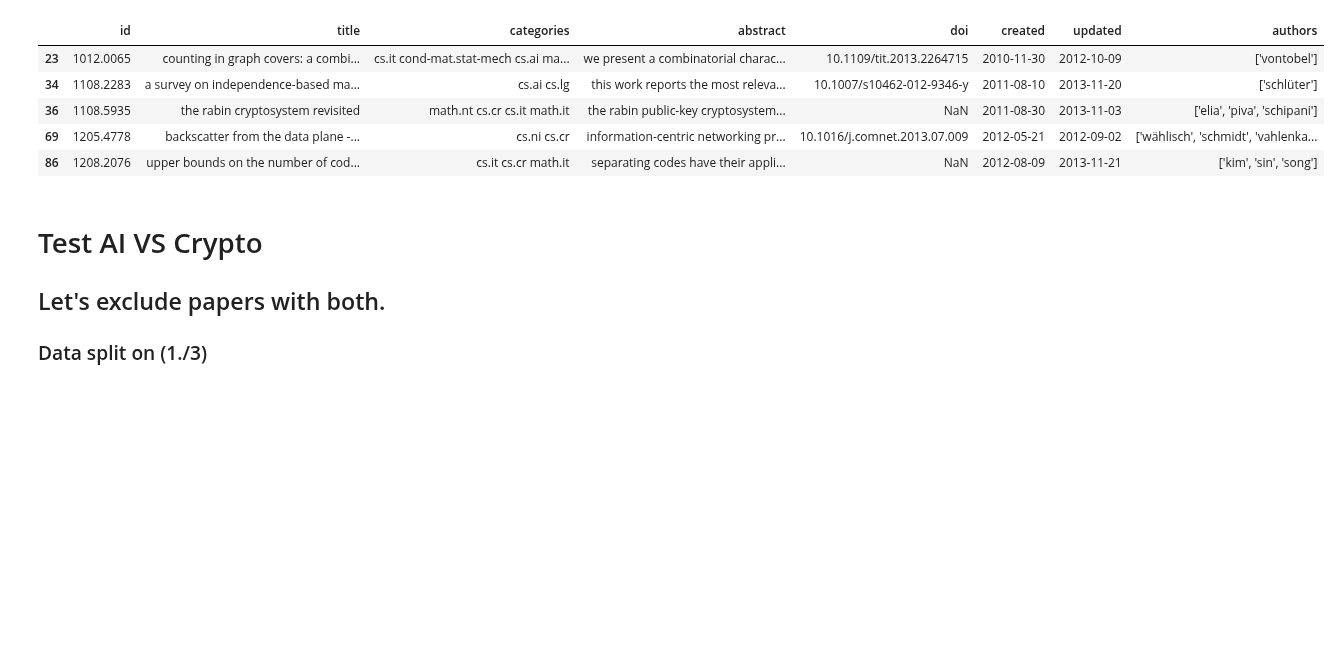
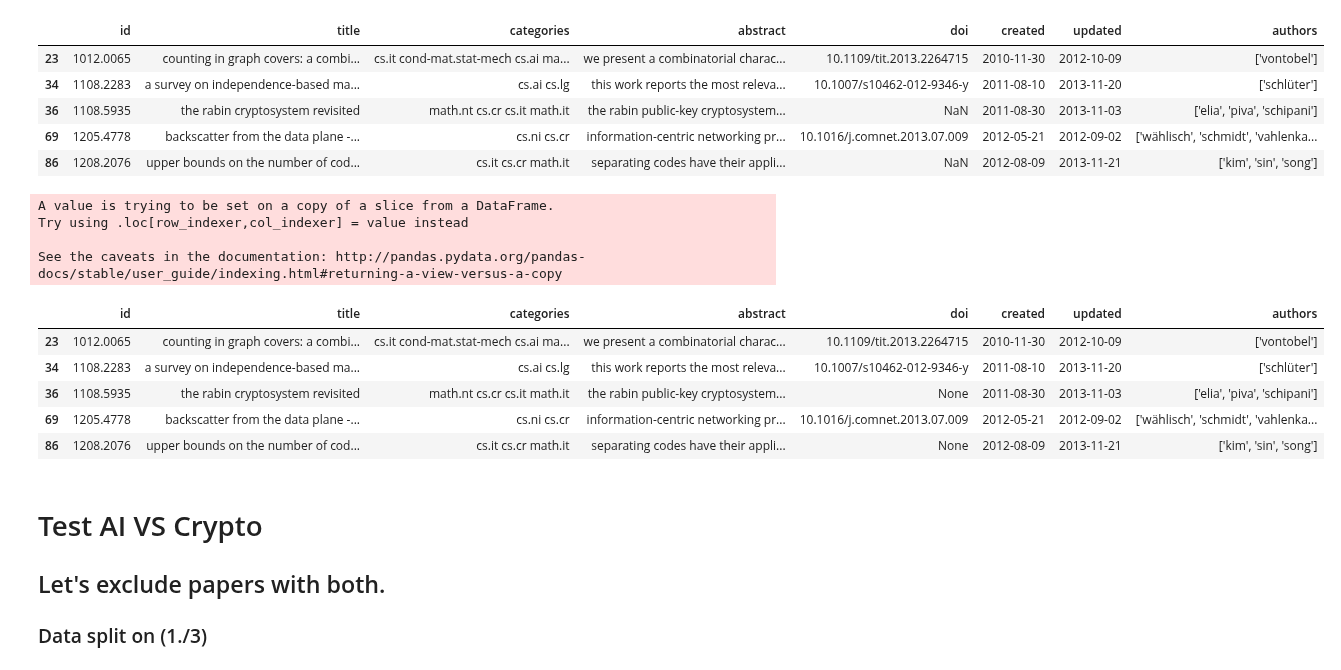
Before and after one commit to IIT-ML/interpretable-text-classification, a Jupyter notebook: arxiv_bulk_data_access.ipynb, the cells around one changed output. Drawn from its saved outputs; the diff is of its cells as text; code cells hidden in the pictures; blank space fills up the shorter version.

```diff
--- a/arxiv_bulk_data_access.ipynb
+++ b/arxiv_bulk_data_access.ipynb
@@ -256,3 +256,12 @@ X_.head()
 | 36 | 1108.5935 | the rabin cryptosystem revisited | math.nt cs.cr cs.it math.it | the rabin public-key cryptosystem... | NaN | 2011-08-30 | 2013-11-03 | ['elia', 'piva', 'schipani'] |
 | 69 | 1205.4778 | backscatter from the data plane -... | cs.ni cs.cr | information-centric networking pr... | 10.1016/j.comnet.2013.07.009 | 2012-05-21 | 2012-09-02 | ['wählisch', 'schmidt', 'vahlenka... |
 | 86 | 1208.2076 | upper bounds on the number of cod... | cs.it cs.cr math.it | separating codes have their appli... | NaN | 2012-08-09 | 2013-11-21 | ['kim', 'sin', 'song'] |
+# %%
+# Need to change column id to byte
+X_['id'] = X_['id'].astype(str)
+X_.to_parquet('./dataset/arxiv_ai_crypto_data.parquet')
+# %% [output]
+A value is trying to be set on a copy of a slice from a DataFrame.
+Try using .loc[row_indexer,col_indexer] = value instead
+
+See the caveats in the documentation: http://pandas.pydata.org/pandas-docs/stable/user_guide/indexing.html#returning-a-view-versus-a-copy
@@ -259,3 +274,12 @@ X_.head()
+# %%
+X_.head()
+# %% [output]
+|  | id | title | categories | abstract | doi | created | updated | authors |
+| 23 | 1012.0065 | counting in graph covers: a combi... | cs.it cond-mat.stat-mech cs.ai ma... | we present a combinatorial charac... | 10.1109/tit.2013.2264715 | 2010-11-30 | 2012-10-09 | ['vontobel'] |
+| 34 | 1108.2283 | a survey on independence-based ma... | cs.ai cs.lg | this work reports the most releva... | 10.1007/s10462-012-9346-y | 2011-08-10 | 2013-11-20 | ['schlüter'] |
+| 36 | 1108.5935 | the rabin cryptosystem revisited | math.nt cs.cr cs.it math.it | the rabin public-key cryptosystem... | None | 2011-08-30 | 2013-11-03 | ['elia', 'piva', 'schipani'] |
+| 69 | 1205.4778 | backscatter from the data plane -... | cs.ni cs.cr | information-centric networking pr... | 10.1016/j.comnet.2013.07.009 | 2012-05-21 | 2012-09-02 | ['wählisch', 'schmidt', 'vahlenka... |
+| 86 | 1208.2076 | upper bounds on the number of cod... | cs.it cs.cr math.it | separating codes have their appli... | None | 2012-08-09 | 2013-11-21 | ['kim', 'sin', 'song'] |
 # %% [markdown]
 # Test AI VS Crypto
 
```
Also changed, not shown: parts of 14 cells of this notebook.
